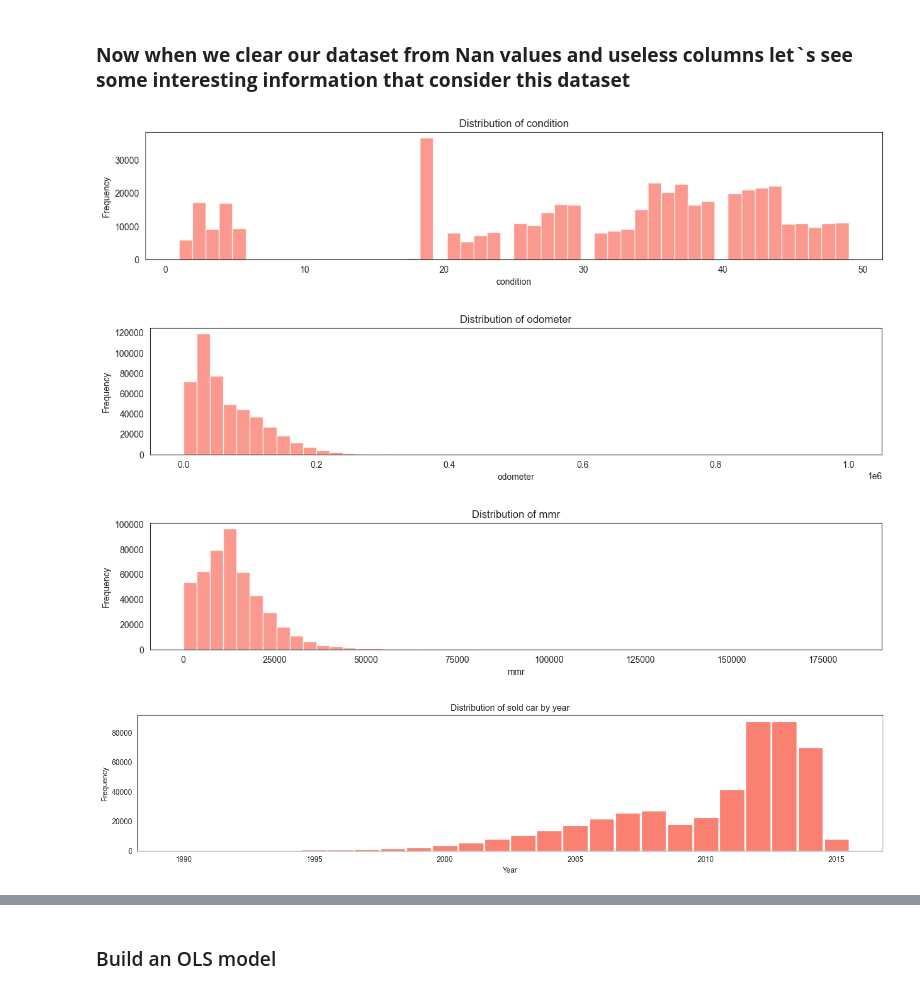
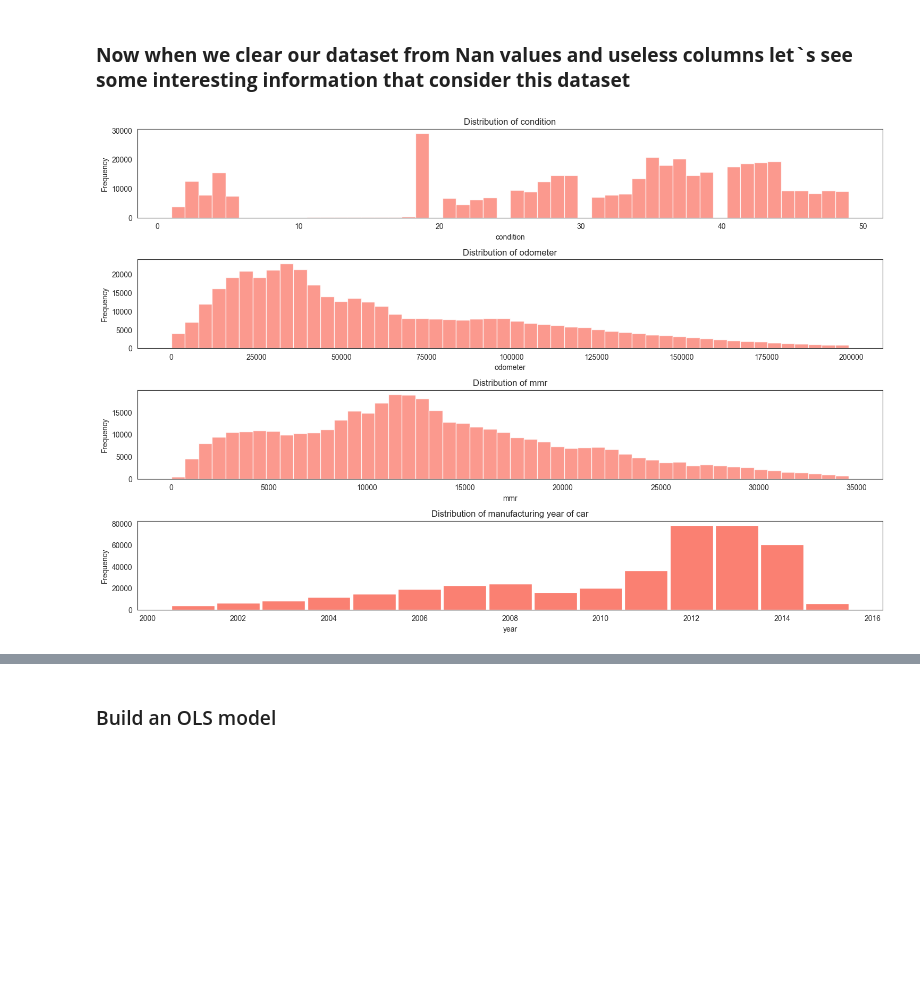
Before and after one commit to PavloKukurik/Car_prices_research, a Jupyter notebook: proj_test.ipynb, the cells around one changed output, grey strips where cells are left out. Drawn from its saved outputs; the diff is of its cells as text; code cells hidden in the pictures; blank space fills up the shorter version.

```diff
--- a/proj_test.ipynb
+++ b/proj_test.ipynb
@@ -171,10 +160,13 @@ mmr             14038
 sellingprice    14118
 dtype: int64
 # %%
-lower_bound, upper_bound = bound_counter(df)[0], bound_counter(df)[1]
-cleaned_df = df.clip(lower=lower_bound, upper=upper_bound, axis=1)
+lower_bound, upper_bound = bound_counter(df)
 
-print(outliers_counter(cleaned_df))
-box_plot(cleaned_df)
+mask = ((df.select_dtypes(include=['float64', 'int64']) >= lower_bound) &
+        (df.select_dtypes(include=['float64', 'int64']) <= upper_bound))
+
+clean_data = df[mask.all(axis=1)]
+print(outliers_counter(clean_data))
+box_plot(clean_data)
 # %% [output]
 Number of outliers for each numerical column:
@@ -188,39 +180,41 @@ dtype: int64
+# %%
+clean_data = clean_data.copy()
+clean_data['saledate'] = pd.to_datetime(clean_data['saledate'], utc=True)
+clean_data['sale_year'] = clean_data['saledate'].dt.year
+clean_data = clean_data[clean_data['sale_year'] == 2015]
 # %% [markdown]
 ### **Now when we clear our dataset from Nan values and useless columns let`s see some interesting information that consider this dataset**
 # %%
 # plt.style.use('seaborn-white')
 
-def plot_distribution(column_name: list[str]) -> plt:
+def plot_distribution(data_name: pd.DataFrame, column_name: list[str]) -> None:
     """
     The func plot distribution for columns in the dataframe
+    :param data_name: Name of data
     :param column_name: name of column to plot
-    :return: Graphic of distribution
     """
-    for num, name in enumerate(column_name):
-        plt.figure(figsize=(15, 12))
-        plt.subplot(4, 1, num + 1)
-        plt.hist(df[name], bins=50, color='salmon', alpha=0.8)
-        plt.title(f'Distribution of {name}')
+    num_plots = len(column_name) + 1
+    plt.figure(figsize=(15, 12))
+
+    for num, name in enumerate(column_name, start=1):
+        plt.subplot(num_plots, 1, num)
+        if name == 'year':
+            cars_sold_by_year = data_name[name].value_counts().sort_index()
+            plt.bar(cars_sold_by_year.index, cars_sold_by_year.values, color='salmon', width=0.95)
+            plt.title('Distribution of manufacturing year of car')
+
+        else:
+            plt.hist(data_name[name], bins=50, color='salmon', alpha=0.8)
+            plt.title(f'Distribution of {name}')
+
         plt.xlabel(f'{name}')
         plt.ylabel('Frequency')
-        plt.show()
 
-plot_distribution(['condition', 'odometer', 'mmr'])
+    plt.tight_layout()
+    plt.show()
 
-
-cars_sold_by_year = df['year'].value_counts().sort_index()
-plt.figure(figsize=(15, 12))
-plt.subplot(4, 1, 4)
-plt.bar(cars_sold_by_year.index, cars_sold_by_year.values, color='salmon', width=0.95)
-plt.title('Distribution of sold car by year')
-plt.xlabel('Year')
-plt.ylabel('Frequency')
-plt.tight_layout()
-plt.show()
+plot_distribution(clean_data, ['condition', 'odometer', 'mmr', 'year'])
 # %% [output]
-[figure, old version]
+[figure, new version]
-[figure, removed]
-[figure, removed]
-[figure, removed]
 # %%
 # Let`s see the moat popular color, model and brand
```
Also changed, not shown: parts of 11 cells of this notebook.
